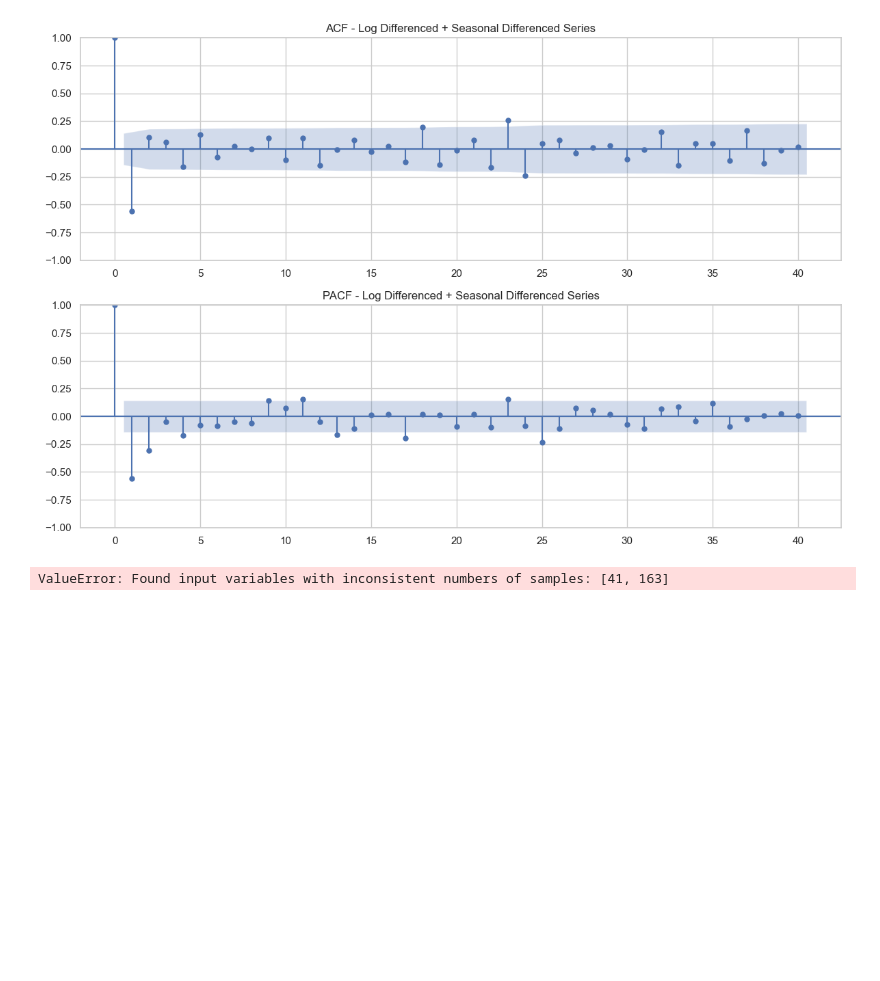
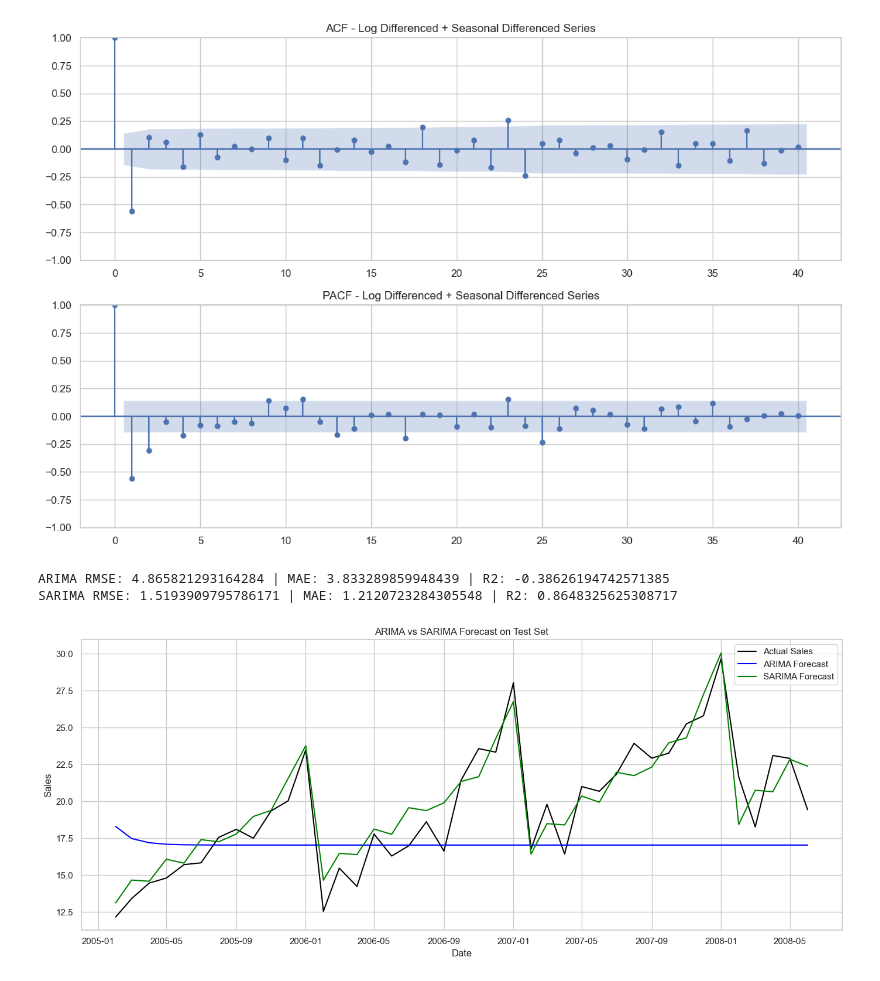
Before and after one commit to R0Njd/Data_Sc, a Jupyter notebook: time series forcasting/time_Arima_vs_Sarima.ipynb, the cells around one changed output. Cells and saved outputs as stored; diff of their text form; code cells hidden in the pictures; blank space fills up the shorter version.

```diff
--- a/time series forcasting/time_Arimax.ipynb
+++ b/time series forcasting/time_Arima_vs_Sarima.ipynb
@@ -173,11 +173,16 @@ split_index = int(len(ts_log) * 0.8)  # 80% for training
 # 20% for testing
 ts_train = ts_log.iloc[:split_index]
 ts_test = ts_log.iloc[split_index:]
+# %%
+forecast_start = ts_test.index[0]
+forecast_end = ts_test.index[-1]
 # %%
 from statsmodels.tsa.arima.model import ARIMA
+# Fit ARIMA model
 arima_model = ARIMA(ts_train, order=(1, 1, 1))
 arima_result = arima_model.fit()
-arima_prediction = arima_result.predict(steps=len(ts_test))
+arima_prediction_log = arima_result.predict(start=forecast_start, end=forecast_end)
+arima_prediction = np.exp(arima_prediction_log)
 # %%
 from statsmodels.tsa.statespace.sarimax import SARIMAX
 # SARIMA(1,1,1)(1,1,1)[12]
@@ -187,29 +192,36 @@ sarima_model = SARIMAX(ts_train,
                        enforce_stationarity=False,
                        enforce_invertibility=False)
 sarima_result = sarima_model.fit()
-sarima_prediction = sarima_result.predict(start=len(ts_test))
+sarima_prediction_log = sarima_result.predict(start=forecast_start, end=forecast_end)
+sarima_prediction = np.exp(sarima_prediction_log)
 # %%
+actual = np.exp(ts_test)
+
 # Evaluation
-from sklearn.metrics import mean_squared_error, mean_absolute_error
-arima_rmse = np.sqrt(mean_squared_error(ts_test, arima_prediction))
-sarima_rmse = np.sqrt(mean_squared_error(ts_test, sarima_prediction))
-arima_mae = mean_absolute_error(ts_test, arima_prediction)
-sarima_mae = mean_absolute_error(ts_test, sarima_prediction)
+from sklearn.metrics import mean_squared_error, mean_absolute_error,r2_score
+arima_rmse = np.sqrt(mean_squared_error(actual, arima_prediction))
+sarima_rmse = np.sqrt(mean_squared_error(actual, sarima_prediction))
+arima_mae = mean_absolute_error(actual, arima_prediction)
+sarima_mae = mean_absolute_error(actual, sarima_prediction)
+r2_sarima = r2_score(actual, sarima_prediction)
+r2_arima = r2_score(actual, arima_prediction)
 
-print("ARIMA RMSE:", arima_rmse, "| MAE:", arima_mae)
-print("SARIMA RMSE:", sarima_rmse, "| MAE:", sarima_mae)
+print("ARIMA RMSE:", arima_rmse, "| MAE:", arima_mae, "| R2:", r2_arima)
+print("SARIMA RMSE:", sarima_rmse, "| MAE:", sarima_mae, "| R2:", r2_sarima)
 
 # Plot
 plt.figure(figsize=(14, 6))
-plt.plot(ts_test.index, ts_test, label="Actual Sales", color="black")
-plt.plot(ts_test.index, arima_prediction, label="ARIMA Forecast", color="blue")
-plt.plot(ts_test.index, sarima_prediction, label="SARIMA Forecast", color="green")
+plt.plot(actual.index, actual, label="Actual Sales", color="black")
+plt.plot(actual.index, arima_prediction, label="ARIMA Forecast", color="blue")
+plt.plot(actual.index, sarima_prediction, label="SARIMA Forecast", color="green")
 plt.title("ARIMA vs SARIMA Forecast on Test Set")
 plt.xlabel("Date")
 plt.ylabel("Sales")
 plt.legend()
 plt.grid(True)
 plt.tight_layout()
 plt.show()
 # %% [output]
-ValueError: Found input variables with inconsistent numbers of samples: [41, 163]
+ARIMA RMSE: 4.865821293164284 | MAE: 3.833289859948439 | R2: -0.38626194742571385
+SARIMA RMSE: 1.5193909795786171 | MAE: 1.2120723284305548 | R2: 0.8648325625308717
+[figure, added]
```
Also changed, not shown: parts of 2 cells of this notebook.
